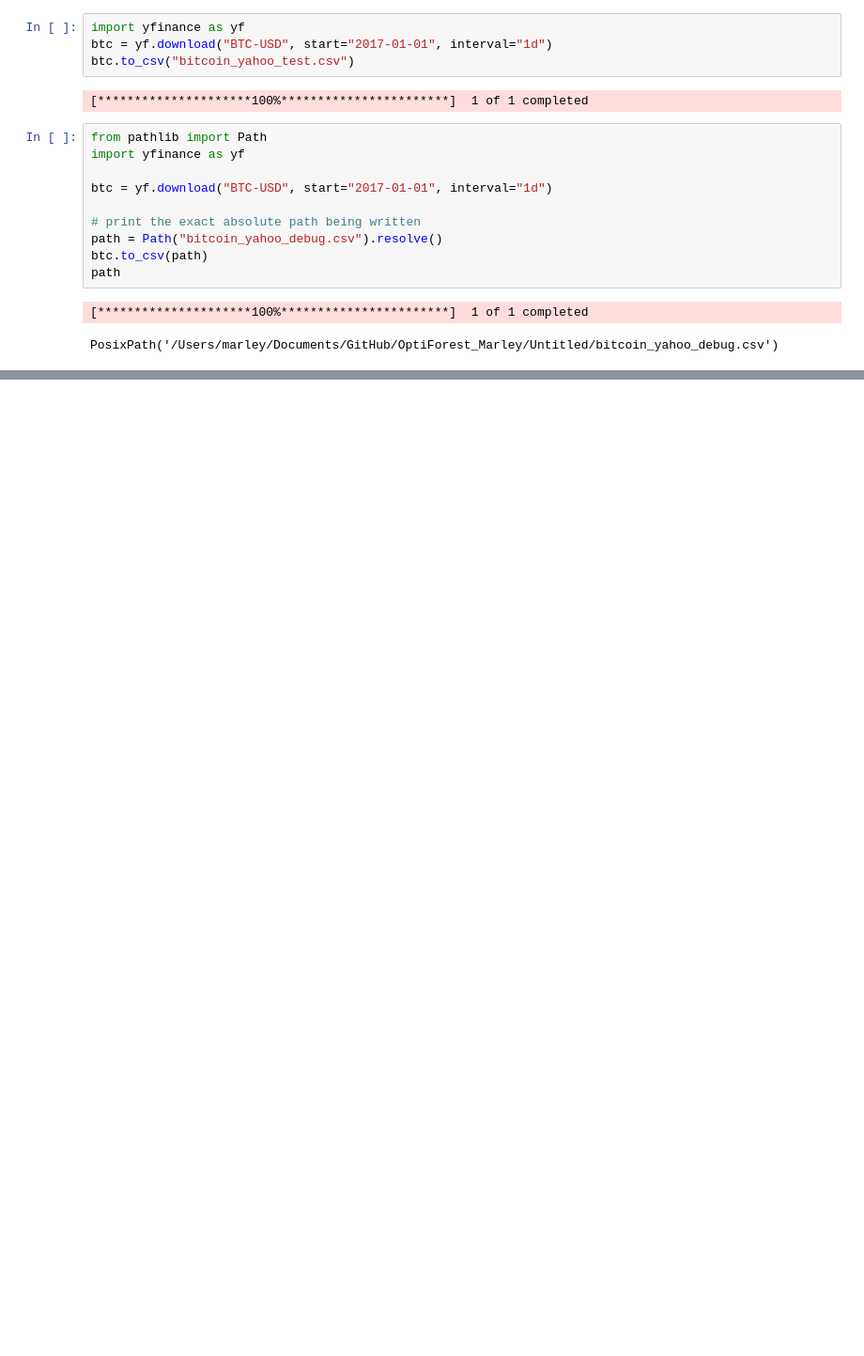
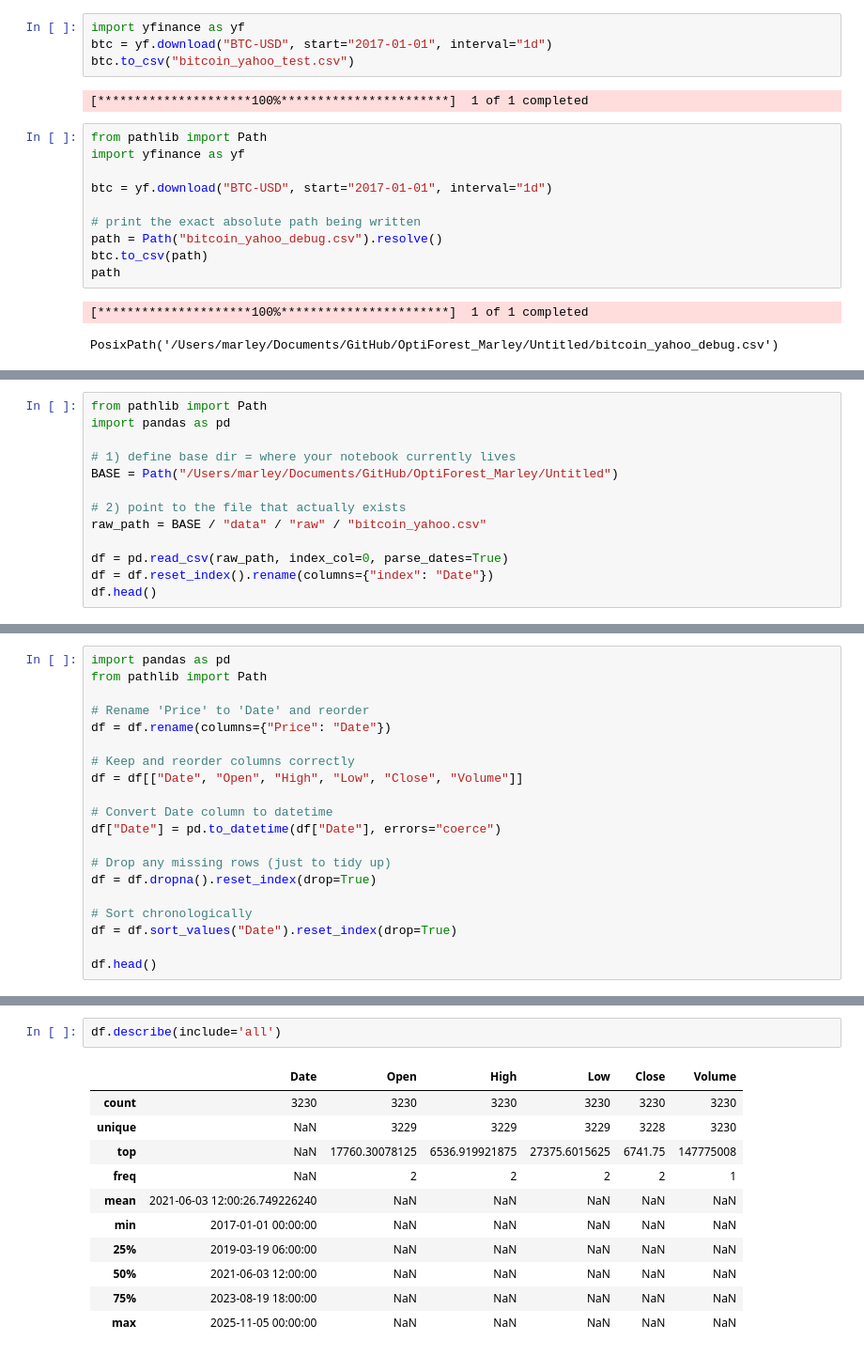
Before and after one commit to marleybharat/OptIForest, a Jupyter notebook: data_construction.ipynb, the cells around one changed output, grey strips where cells are left out. Shown: that part at 94% size. Saved outputs shown, nothing was run; the diff lists cells and outputs as text; blank space fills up the shorter version.

```diff
--- a/data_construction.ipynb
+++ b/data_construction.ipynb
@@ -98,0 +144,13 @@ PosixPath('/Users/marley/Documents/GitHub/OptiForest_Marley/Untitled/bitcoin_yah
+# %%
+from pathlib import Path
+import pandas as pd
+
+# 1) define base dir = where your notebook currently lives
+BASE = Path("/Users/marley/Documents/GitHub/OptiForest_Marley/Untitled")
+
+# 2) point to the file that actually exists
+raw_path = BASE / "data" / "raw" / "bitcoin_yahoo.csv"
+
+df = pd.read_csv(raw_path, index_col=0, parse_dates=True)
+df = df.reset_index().rename(columns={"index": "Date"})
+df.head()
@@ -98,0 +168,20 @@ PosixPath('/Users/marley/Documents/GitHub/OptiForest_Marley/Untitled/bitcoin_yah
+# %%
+import pandas as pd
+from pathlib import Path
+
+# Rename 'Price' to 'Date' and reorder
+df = df.rename(columns={"Price": "Date"})
+
+# Keep and reorder columns correctly
+df = df[["Date", "Open", "High", "Low", "Close", "Volume"]]
+
+# Convert Date column to datetime
+df["Date"] = pd.to_datetime(df["Date"], errors="coerce")
+
+# Drop any missing rows (just to tidy up)
+df = df.dropna().reset_index(drop=True)
+
+# Sort chronologically
+df = df.sort_values("Date").reset_index(drop=True)
+
+df.head()
@@ -98,0 +238,14 @@ PosixPath('/Users/marley/Documents/GitHub/OptiForest_Marley/Untitled/bitcoin_yah
+# %%
+df.describe(include='all')
+# %% [output]
+|  | Date | Open | High | Low | Close | Volume |
+| count | 3230 | 3230 | 3230 | 3230 | 3230 | 3230 |
+| unique | NaN | 3229 | 3229 | 3229 | 3228 | 3230 |
+| top | NaN | 17760.30078125 | 6536.919921875 | 27375.6015625 | 6741.75 | 147775008 |
+| freq | NaN | 2 | 2 | 2 | 2 | 1 |
+| mean | 2021-06-03 12:00:26.749226240 | NaN | NaN | NaN | NaN | NaN |
+| min | 2017-01-01 00:00:00 | NaN | NaN | NaN | NaN | NaN |
+| 25% | 2019-03-19 06:00:00 | NaN | NaN | NaN | NaN | NaN |
+| 50% | 2021-06-03 12:00:00 | NaN | NaN | NaN | NaN | NaN |
+| 75% | 2023-08-19 18:00:00 | NaN | NaN | NaN | NaN | NaN |
+| max | 2025-11-05 00:00:00 | NaN | NaN | NaN | NaN | NaN |
```
Also changed, not shown: parts of 19 cells of this notebook, 2 other files.
